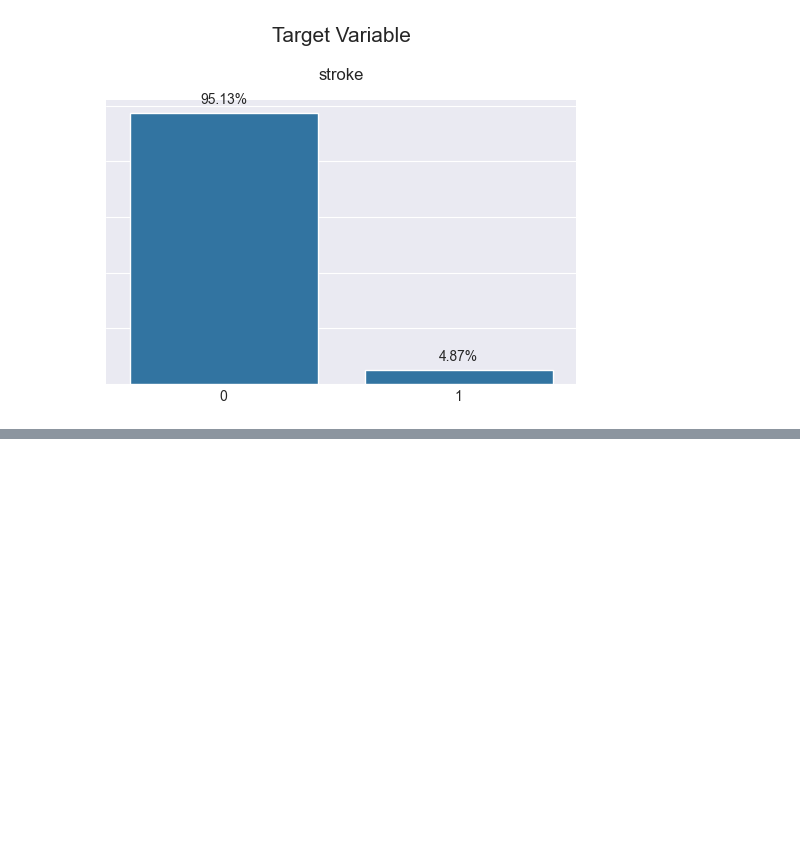
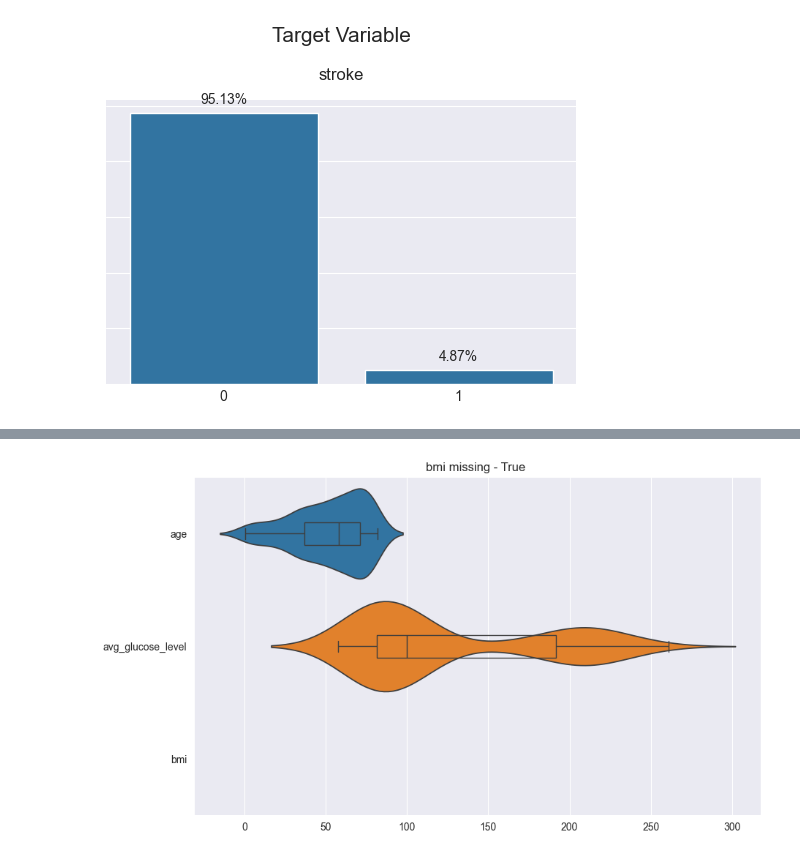
Before and after one commit to CelineChiLamNg/healthcare-stroke-prediction, a Jupyter notebook: stroke_prediction.ipynb, the cells around one changed output, grey strips where cells are left out. Saved outputs shown, nothing was run; the diff lists cells and outputs as text; code cells hidden in the pictures; blank space fills up the shorter version.

Commit message:
missing values

```diff
--- a/stroke_prediction.ipynb
+++ b/stroke_prediction.ipynb
@@ -426,3 +466,8 @@ ajfkdjsalkfds
+# %%
+violin_boxplot(data=stroke_data[stroke_data.bmi.isnull()],
+               columns=numerical_columns, title='bmi missing - True ')
+# %% [output]
+[figure, added]
 # %%
 sns.pairplot(stroke_data[numerical_columns])
 plt.show()
```
Also changed, not shown: parts of 26 cells of this notebook.
